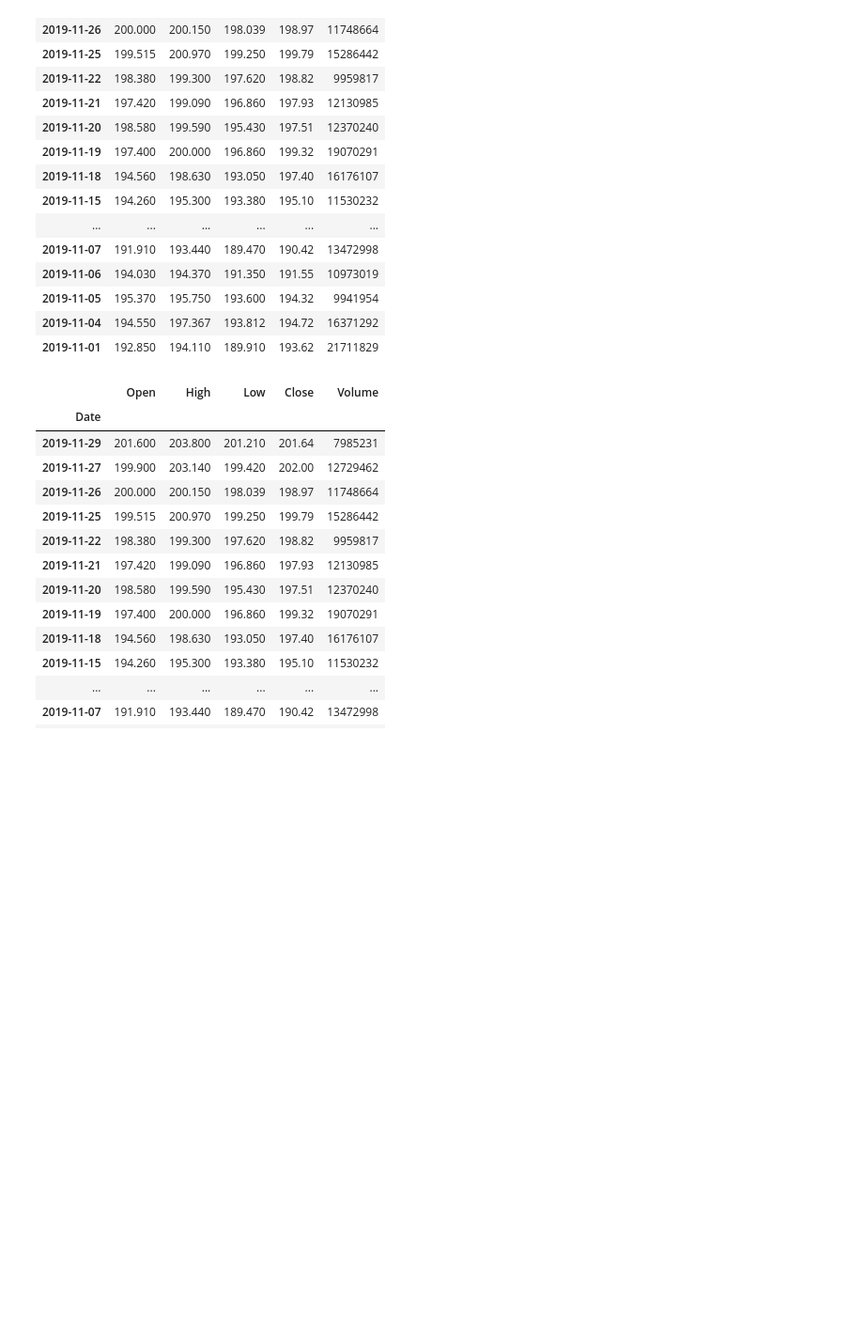
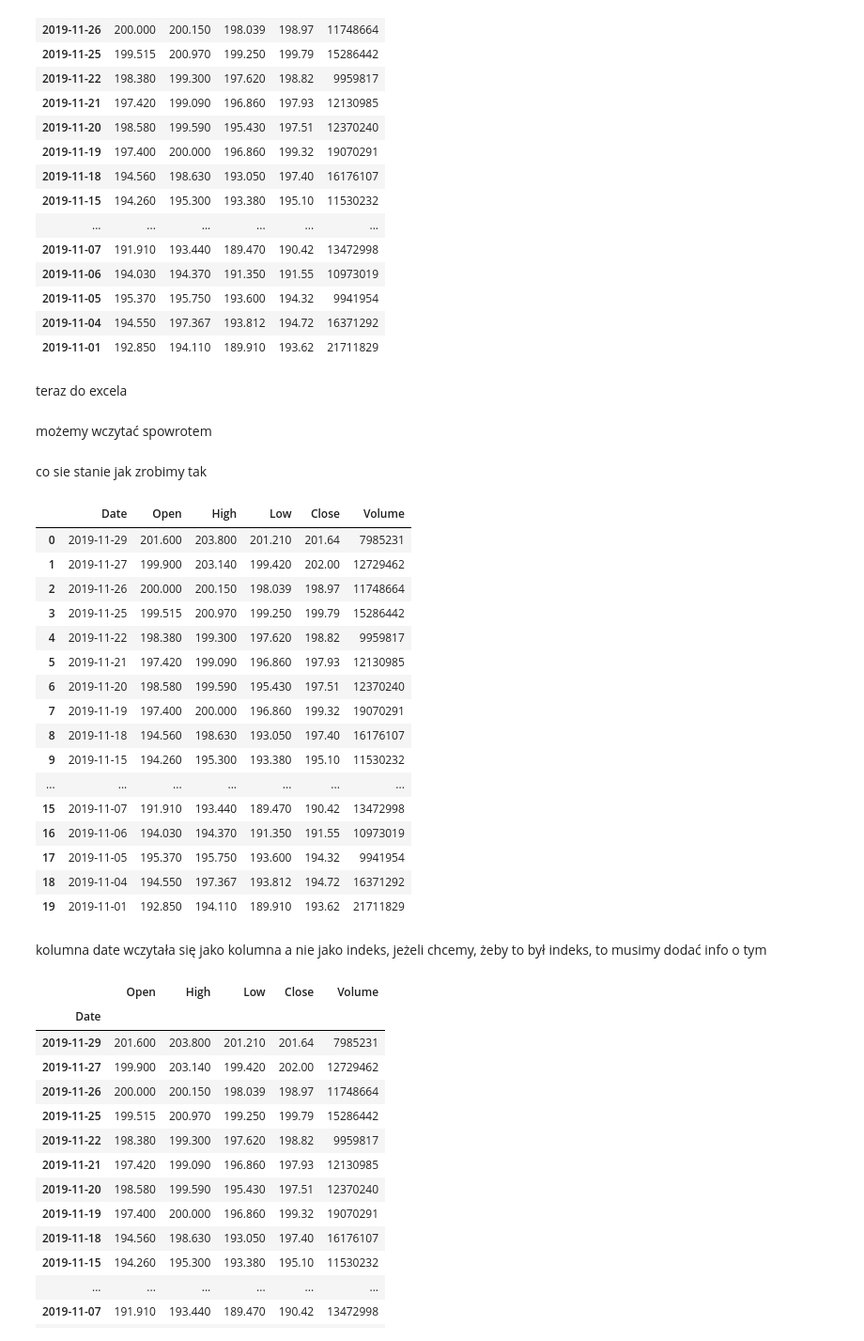
Before and after one commit to J000lka/data-science-bootcamp, a Jupyter notebook: 02_analiza_danych/03_zapis_odczyt.ipynb, the cells around one changed output. Shown: that part at 94% size. Drawn from its saved outputs; the diff is of its cells as text; code cells hidden in the pictures; blank space fills up the shorter version.

```diff
--- a/02_analiza_danych/03_zapis_odczyt.ipynb
+++ b/02_analiza_danych/03_zapis_odczyt.ipynb
@@ -94,8 +104,37 @@ new_df
 | 2019-11-05 | 195.370 | 195.750 | 193.600 | 194.32 | 9941954 |
 | 2019-11-04 | 194.550 | 197.367 | 193.812 | 194.72 | 16371292 |
 | 2019-11-01 | 192.850 | 194.110 | 189.910 | 193.62 | 21711829 |
+# %% [markdown]
+teraz do excela
 # %%
 df_nov.to_excel('fb_nov.xlsx')
+# %% [markdown]
+możemy wczytać spowrotem
+# %% [markdown]
+co sie stanie jak zrobimy tak
+# %%
+new_df = pd.read_excel('fb_nov.xlsx')
+new_df
+# %% [output]
+|  | Date | Open | High | Low | Close | Volume |
+| 0 | 2019-11-29 | 201.600 | 203.800 | 201.210 | 201.64 | 7985231 |
+| 1 | 2019-11-27 | 199.900 | 203.140 | 199.420 | 202.00 | 12729462 |
+| 2 | 2019-11-26 | 200.000 | 200.150 | 198.039 | 198.97 | 11748664 |
+| 3 | 2019-11-25 | 199.515 | 200.970 | 199.250 | 199.79 | 15286442 |
+| 4 | 2019-11-22 | 198.380 | 199.300 | 197.620 | 198.82 | 9959817 |
+| 5 | 2019-11-21 | 197.420 | 199.090 | 196.860 | 197.93 | 12130985 |
+| 6 | 2019-11-20 | 198.580 | 199.590 | 195.430 | 197.51 | 12370240 |
+| 7 | 2019-11-19 | 197.400 | 200.000 | 196.860 | 199.32 | 19070291 |
+| 8 | 2019-11-18 | 194.560 | 198.630 | 193.050 | 197.40 | 16176107 |
+| 9 | 2019-11-15 | 194.260 | 195.300 | 193.380 | 195.10 | 11530232 |
+| ... | ... | ... | ... | ... | ... | ... |
+| 15 | 2019-11-07 | 191.910 | 193.440 | 189.470 | 190.42 | 13472998 |
+| 16 | 2019-11-06 | 194.030 | 194.370 | 191.350 | 191.55 | 10973019 |
+| 17 | 2019-11-05 | 195.370 | 195.750 | 193.600 | 194.32 | 9941954 |
+| 18 | 2019-11-04 | 194.550 | 197.367 | 193.812 | 194.72 | 16371292 |
+| 19 | 2019-11-01 | 192.850 | 194.110 | 189.910 | 193.62 | 21711829 |
+# %% [markdown]
+kolumna date wczytała się jako kolumna a nie jako indeks, jeżeli chcemy, żeby to był indeks, to musimy dodać info o tym
 # %%
 new_df = pd.read_excel('fb_nov.xlsx', index_col=0)
 new_df
```
Also changed, not shown: parts of 6 cells of this notebook.
